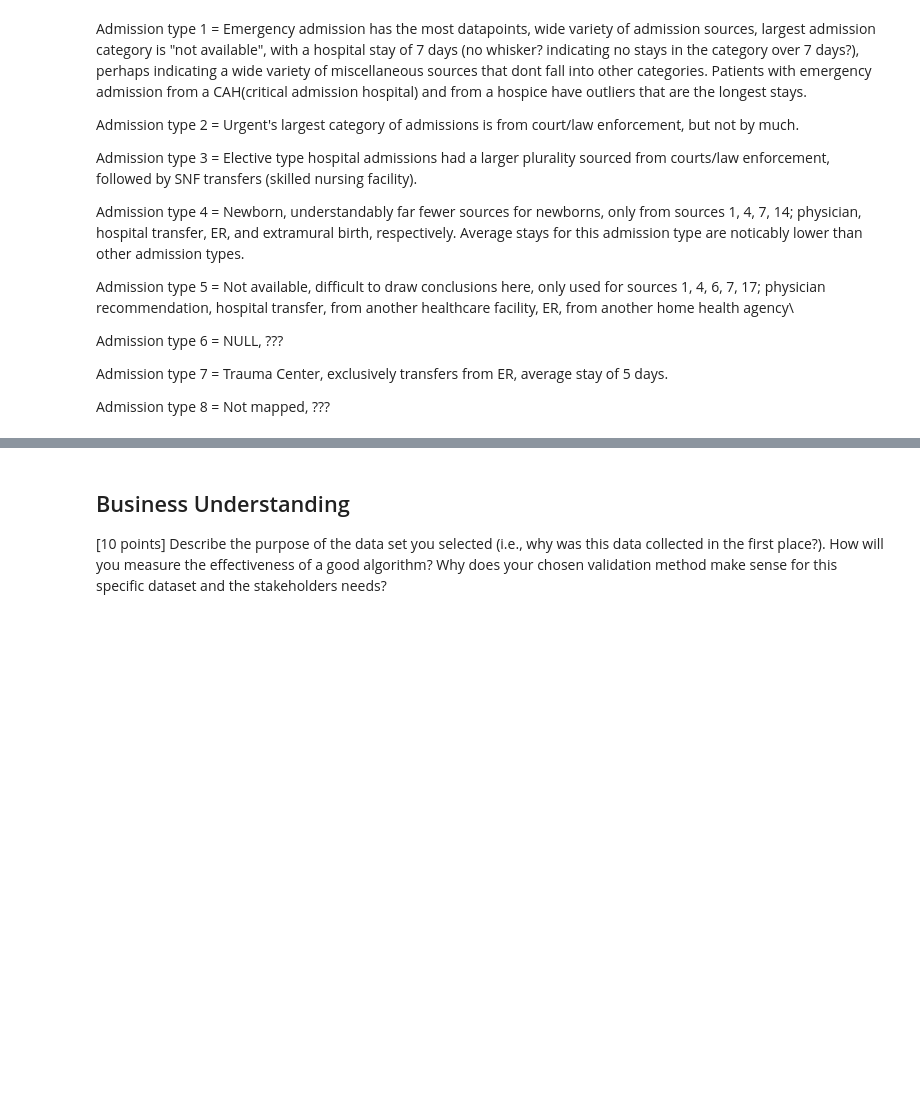
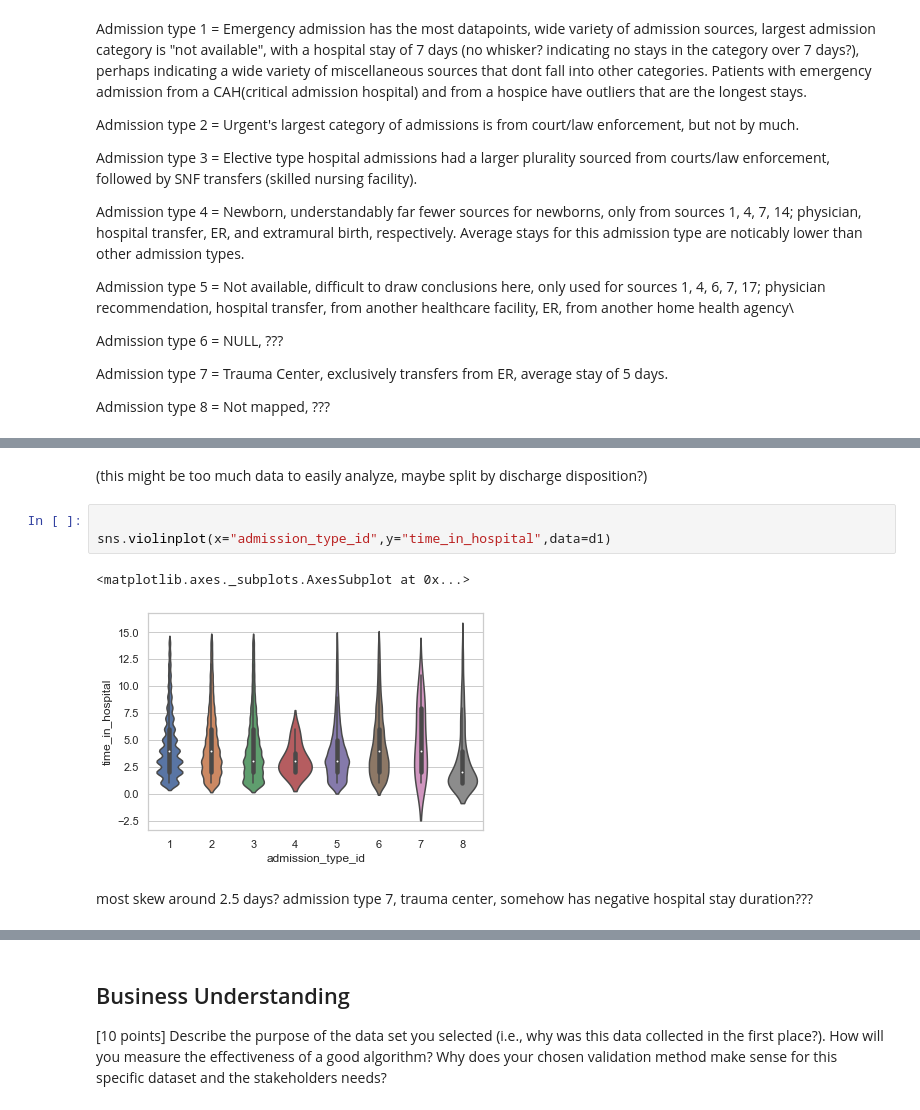
Before and after one commit to EdwardAF-IT/machine-learning-i-group-project, a Jupyter notebook: Code/jtan lab 3 EDA.ipynb, the cells around one changed output, grey strips where cells are left out. Drawn from its saved outputs; the diff is of its cells as text; blank space fills up the shorter version.

```diff
--- a/Code/jtan lab 3 EDA.ipynb
+++ b/Code/jtan lab 3 EDA.ipynb
@@ -126,0 +156,10 @@ Admission type 8 = Not mapped, ???
+# %% [markdown]
+(this might be too much data to easily analyze, maybe split by discharge disposition?)
+# %%
+
+sns.violinplot(x="admission_type_id",y="time_in_hospital",data=d1)
+# %% [output]
+<matplotlib.axes._subplots.AxesSubplot at 0x...>
+[figure, added]
+# %% [markdown]
+most skew around 2.5 days? admission type 7, trauma center, somehow has negative hospital stay duration???
```
Also changed, not shown: parts of 7 cells of this notebook.
